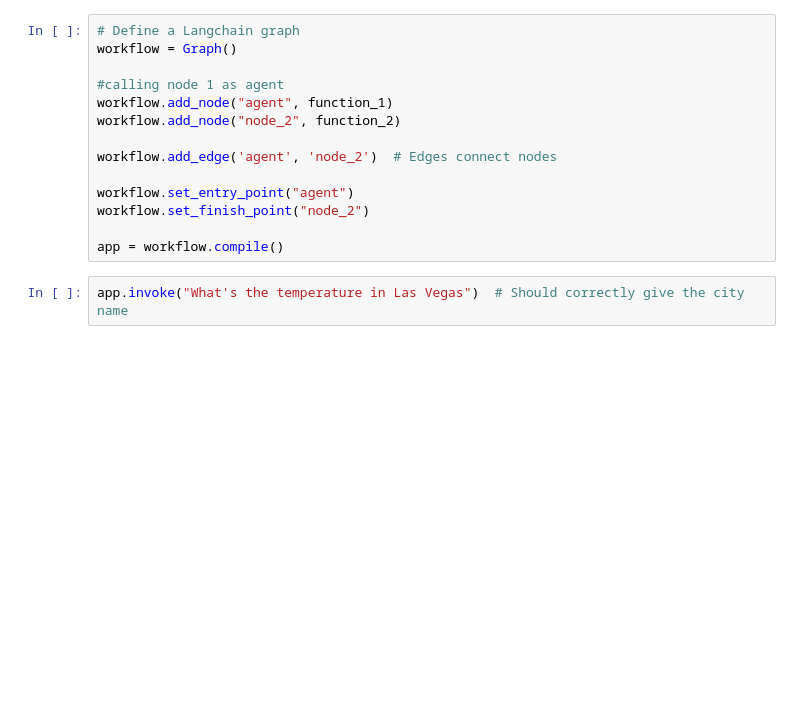
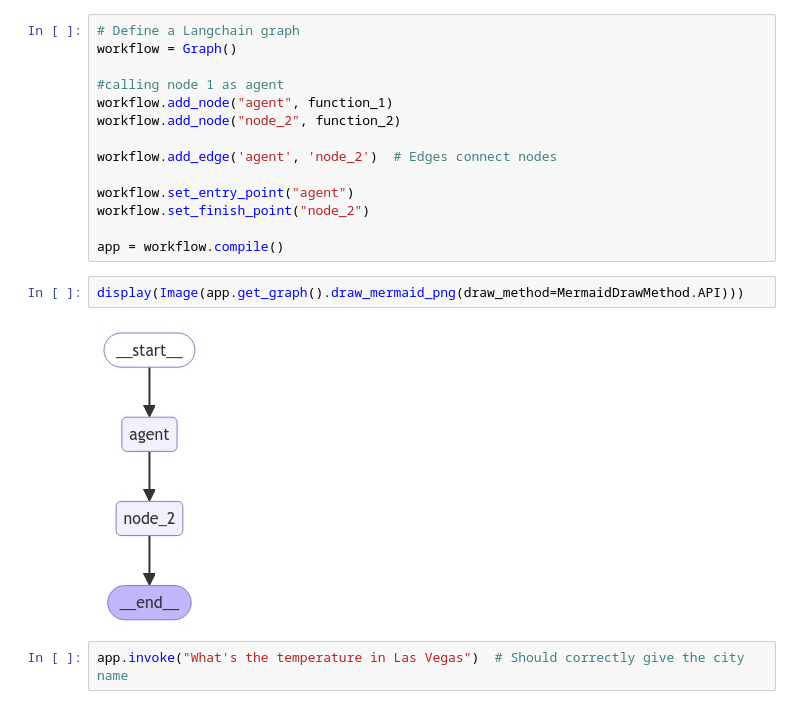
Before and after one commit to jacksongrove/langgraph-agents-demo, a Jupyter notebook: chatbot.ipynb, the cells around one changed output. Cells and saved outputs as stored; diff of their text form; blank space fills up the shorter version.

```diff
--- a/chatbot.ipynb
+++ b/chatbot.ipynb
@@ -153,6 +153,10 @@ workflow.set_entry_point("agent")
 workflow.set_finish_point("node_2")
 
 app = workflow.compile()
+# %%
+display(Image(app.get_graph().draw_mermaid_png(draw_method=MermaidDrawMethod.API)))
+# %% [output]
+[figure, added]
 # %%
 app.invoke("What's the temperature in Las Vegas")  # Should correctly give the city name
 # %% [output]
```
Also changed, not shown: parts of 22 cells of this notebook.
